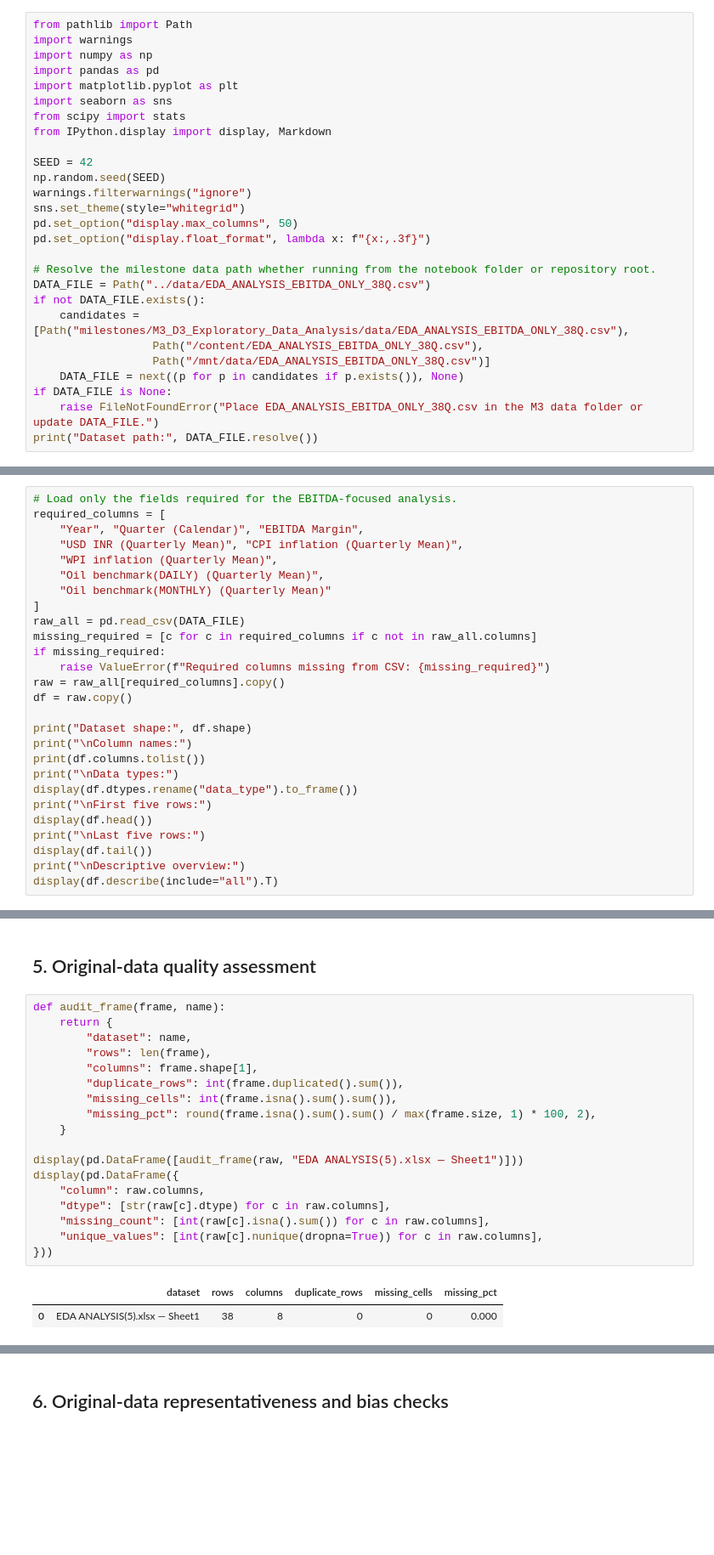
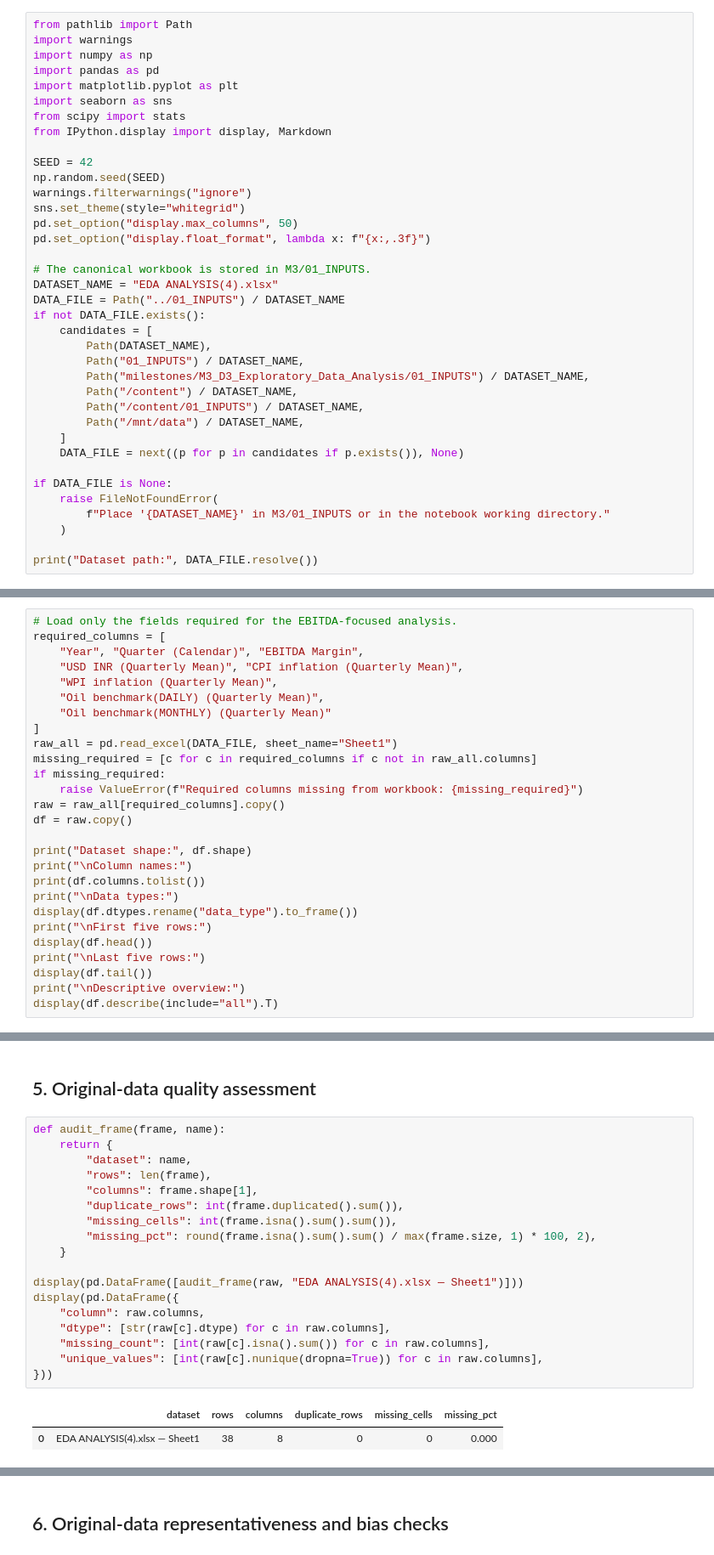
Before and after one commit to Biharibabuu/Capstone-Project, a Jupyter notebook: milestones/M3_D3_Exploratory_Data_Analysis/02_WORKING/ANCP_T##_D3_EDA_New_Dataset_EXECUTED.ipynb, the cells around one changed output, grey strips where cells are left out. Shown at 85% size. Saved outputs shown, nothing was run; the diff lists cells and outputs as text; blank space fills up the shorter version.

Commit message:
Replace D3 EDA input and notebook with the matching Excel dataset

```diff
--- a/milestones/M3_D3_Exploratory_Data_Analysis/02_WORKING/ANCP_T##_D3_EDA_New_Dataset_EXECUTED.ipynb
+++ b/milestones/M3_D3_Exploratory_Data_Analysis/02_WORKING/ANCP_T##_D3_EDA_New_Dataset_EXECUTED.ipynb
@@ -45,14 +41,24 @@ sns.set_theme(style="whitegrid")
 pd.set_option("display.max_columns", 50)
 pd.set_option("display.float_format", lambda x: f"{x:,.3f}")
 
-# Resolve the milestone data path whether running from the notebook folder or repository root.
-DATA_FILE = Path("../data/EDA_ANALYSIS_EBITDA_ONLY_38Q.csv")
+# The canonical workbook is stored in M3/01_INPUTS.
+DATASET_NAME = "EDA ANALYSIS(4).xlsx"
+DATA_FILE = Path("../01_INPUTS") / DATASET_NAME
 if not DATA_FILE.exists():
-    candidates = [Path("milestones/M3_D3_Exploratory_Data_Analysis/data/EDA_ANALYSIS_EBITDA_ONLY_38Q.csv"),
-                  Path("/content/EDA_ANALYSIS_EBITDA_ONLY_38Q.csv"),
-                  Path("/mnt/data/EDA_ANALYSIS_EBITDA_ONLY_38Q.csv")]
+    candidates = [
+        Path(DATASET_NAME),
+        Path("01_INPUTS") / DATASET_NAME,
+        Path("milestones/M3_D3_Exploratory_Data_Analysis/01_INPUTS") / DATASET_NAME,
+        Path("/content") / DATASET_NAME,
+        Path("/content/01_INPUTS") / DATASET_NAME,
+        Path("/mnt/data") / DATASET_NAME,
+    ]
     DATA_FILE = next((p for p in candidates if p.exists()), None)
+
 if DATA_FILE is None:
-    raise FileNotFoundError("Place EDA_ANALYSIS_EBITDA_ONLY_38Q.csv in the M3 data folder or update DATA_FILE.")
+    raise FileNotFoundError(
+        f"Place '{DATASET_NAME}' in M3/01_INPUTS or in the notebook working directory."
+    )
+
 print("Dataset path:", DATA_FILE.resolve())
 # %% [output]
@@ -68,10 +74,10 @@ required_columns = [
     "Oil benchmark(DAILY) (Quarterly Mean)",
     "Oil benchmark(MONTHLY) (Quarterly Mean)"
 ]
-raw_all = pd.read_csv(DATA_FILE)
+raw_all = pd.read_excel(DATA_FILE, sheet_name="Sheet1")
 missing_required = [c for c in required_columns if c not in raw_all.columns]
 if missing_required:
-    raise ValueError(f"Required columns missing from CSV: {missing_required}")
+    raise ValueError(f"Required columns missing from workbook: {missing_required}")
 raw = raw_all[required_columns].copy()
 df = raw.copy()
 
@@ -131,24 +137,24 @@ Descriptive overview:
 # %%
 def audit_frame(frame, name):
     return {
         "dataset": name,
         "rows": len(frame),
         "columns": frame.shape[1],
         "duplicate_rows": int(frame.duplicated().sum()),
         "missing_cells": int(frame.isna().sum().sum()),
         "missing_pct": round(frame.isna().sum().sum() / max(frame.size, 1) * 100, 2),
     }
 
-display(pd.DataFrame([audit_frame(raw, "EDA ANALYSIS(5).xlsx — Sheet1")]))
+display(pd.DataFrame([audit_frame(raw, "EDA ANALYSIS(4).xlsx — Sheet1")]))
 display(pd.DataFrame({
     "column": raw.columns,
     "dtype": [str(raw[c].dtype) for c in raw.columns],
     "missing_count": [int(raw[c].isna().sum()) for c in raw.columns],
     "unique_values": [int(raw[c].nunique(dropna=True)) for c in raw.columns],
 }))
 # %% [output]
 |  | dataset | rows | columns | duplicate_rows | missing_cells | missing_pct |
-| 0 | EDA ANALYSIS(5).xlsx — Sheet1 | 38 | 8 | 0 | 0 | 0.000 |
+| 0 | EDA ANALYSIS(4).xlsx — Sheet1 | 38 | 8 | 0 | 0 | 0.000 |
 |  | column | dtype | missing_count | unique_values |
 | 0 | Year | int64 | 0 | 10 |
 | 1 | Quarter (Calendar) | object | 0 | 4 |
```
Also changed, not shown: parts of 6 cells of this notebook, 10 other files.
